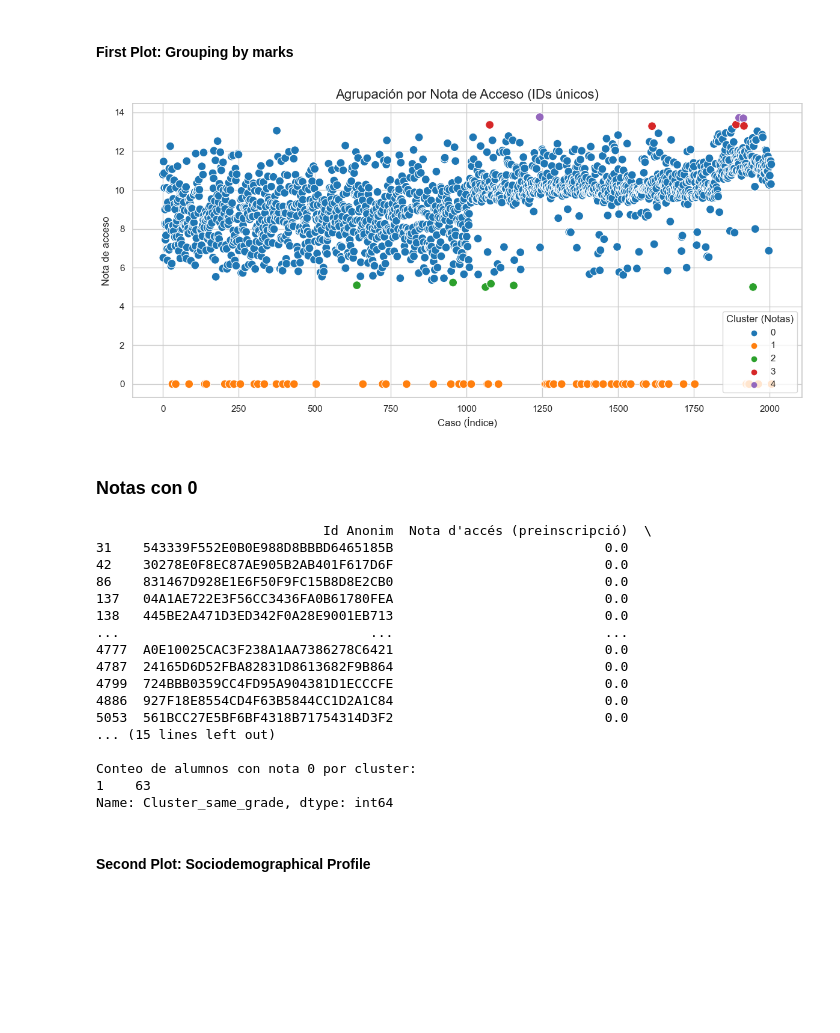
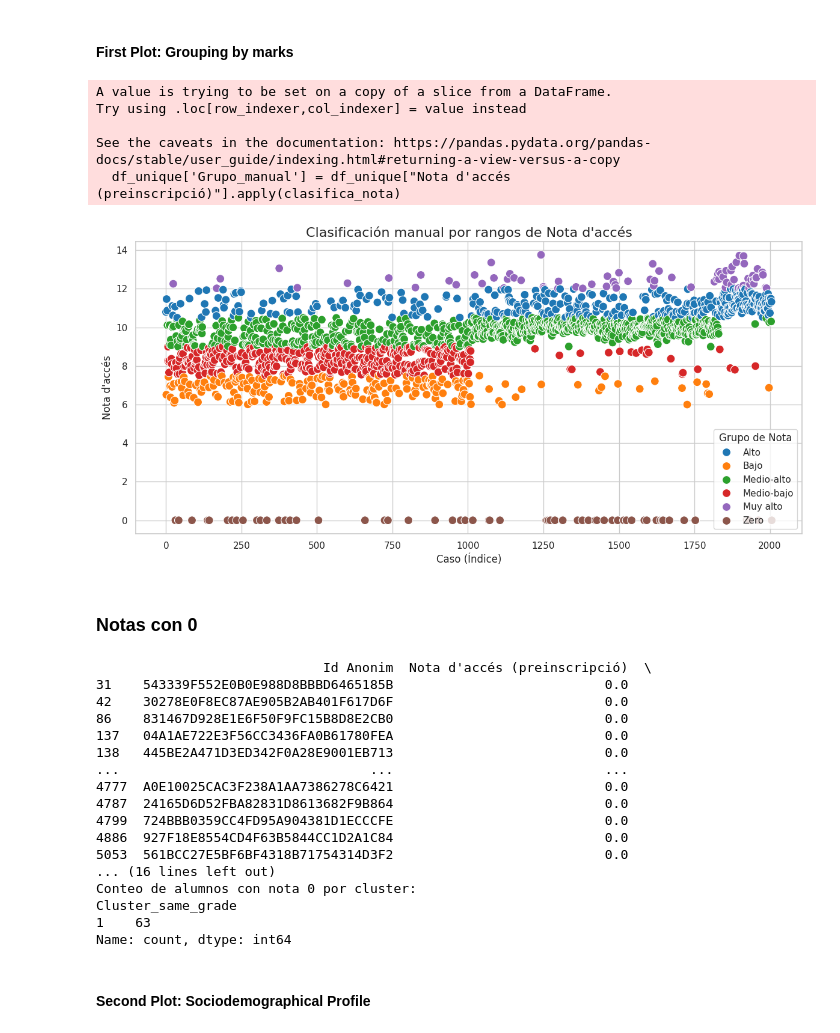
Before and after one commit to laurabolta/Synthesis-Project-I, a Jupyter notebook: Student_plots.ipynb, the cells around one changed output. Drawn from its saved outputs; the diff is of its cells as text; code cells hidden in the pictures; blank space fills up the shorter version.

```diff
--- a/Student_plots.ipynb
+++ b/Student_plots.ipynb
@@ -322,23 +502,47 @@ sns.set_theme(style="whitegrid")
 # %% [markdown]
 #### First Plot: Grouping by marks
 # %%
+def clasifica_nota(nota):
+    if 0 == nota:
+        return 'Zero'
+    if 6 <= nota < 7.5:
+        return 'Bajo'
+    elif 7.5 <= nota < 9:
+        return 'Medio-bajo'
+    elif 9 <= nota < 10.5:
+        return 'Medio-alto'
+    elif 10.5 <= nota <= 12:
+        return 'Alto'
+    elif 12 < nota <= 14:
+        return 'Muy alto'
+
+
+# Aplicar clasificación
+df_unique['Grupo_manual'] = df_unique["Nota d'accés (preinscripció)"].apply(clasifica_nota)
+
+# Plot con rangos personalizados como hue
 plt.figure(figsize=(12, 6))
 sns.scatterplot(
-    x=range(len(df_unique)),  # índice limpio
-    y='Nota d\'accés (preinscripció)',
-    hue='Cluster_same_grade',
-    palette='tab10',
+    x=range(len(df_unique)),
+    y="Nota d'accés (preinscripció)",
+    hue="Grupo_manual",
+    palette="tab10",
     data=df_unique,
     s=100
 )
-plt.title('Agrupación por Nota de Acceso (IDs únicos)', fontsize=16)
-plt.xlabel('Caso (Índice)')
-plt.ylabel('Nota de acceso')
-plt.legend(title='Cluster (Notas)')
+plt.title("Clasificación manual por rangos de Nota d'accés", fontsize=16)
+plt.xlabel("Caso (Índice)")
+plt.ylabel("Nota d'accés")
+plt.legend(title="Grupo de Nota")
 plt.tight_layout()
 plt.show()
 # %% [output]
+A value is trying to be set on a copy of a slice from a DataFrame.
+Try using .loc[row_indexer,col_indexer] = value instead
+
+See the caveats in the documentation: https://pandas.pydata.org/pandas-docs/stable/user_guide/indexing.html#returning-a-view-versus-a-copy
+  df_unique['Grupo_manual'] = df_unique["Nota d'accés (preinscripció)"].apply(clasifica_nota)
-[figure, old version]
+[figure, new version]
 # %% [markdown]
 ### Notas con 0
 # %%
@@ -366,11 +570,11 @@ print(df_nota_cero['Cluster_same_grade'].value_counts())
 4799  724BBB0359CC4FD95A904381D1ECCCFE                           0.0
 4886  927F18E8554CD4F63B5844CC1D2A1C84                           0.0
 5053  561BCC27E5BF6BF4318B71754314D3F2                           0.0
-... (15 lines left out)
-
+... (16 lines left out)
 Conteo de alumnos con nota 0 por cluster:
+Cluster_same_grade
 1    63
-Name: Cluster_same_grade, dtype: int64
+Name: count, dtype: int64
 # %% [markdown]
 #### Second Plot: Sociodemographical Profile
 # %%
```
Also changed, not shown: parts of 22 cells of this notebook.
